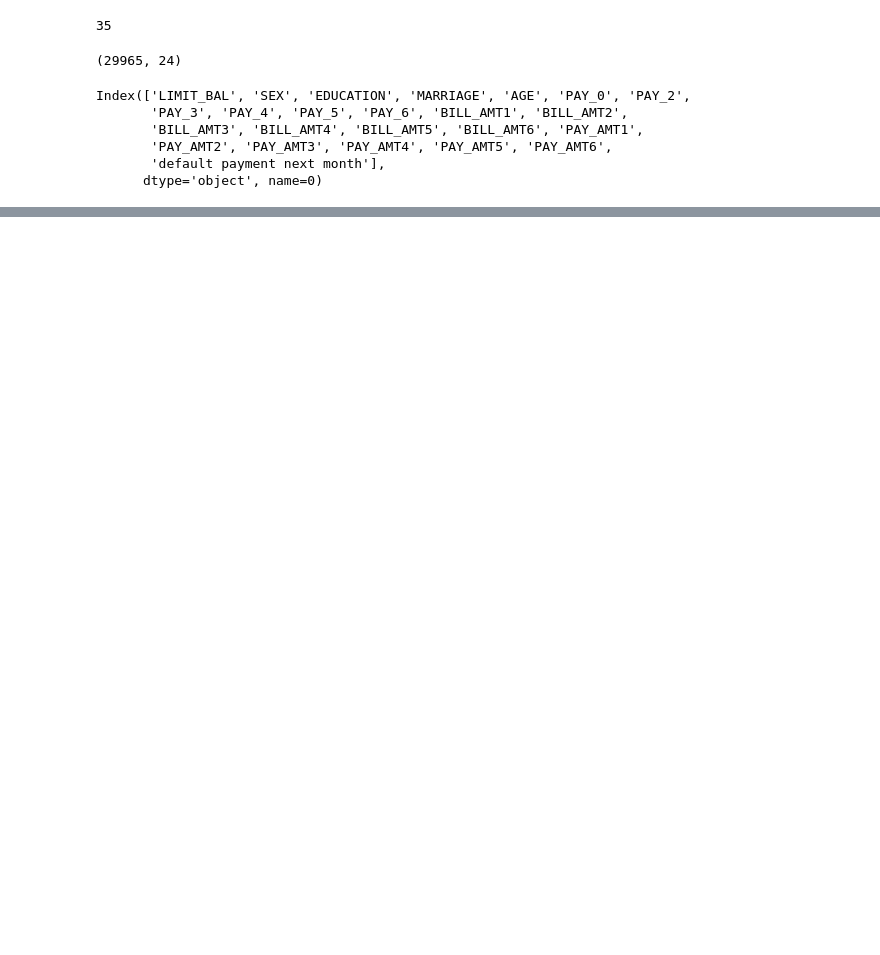
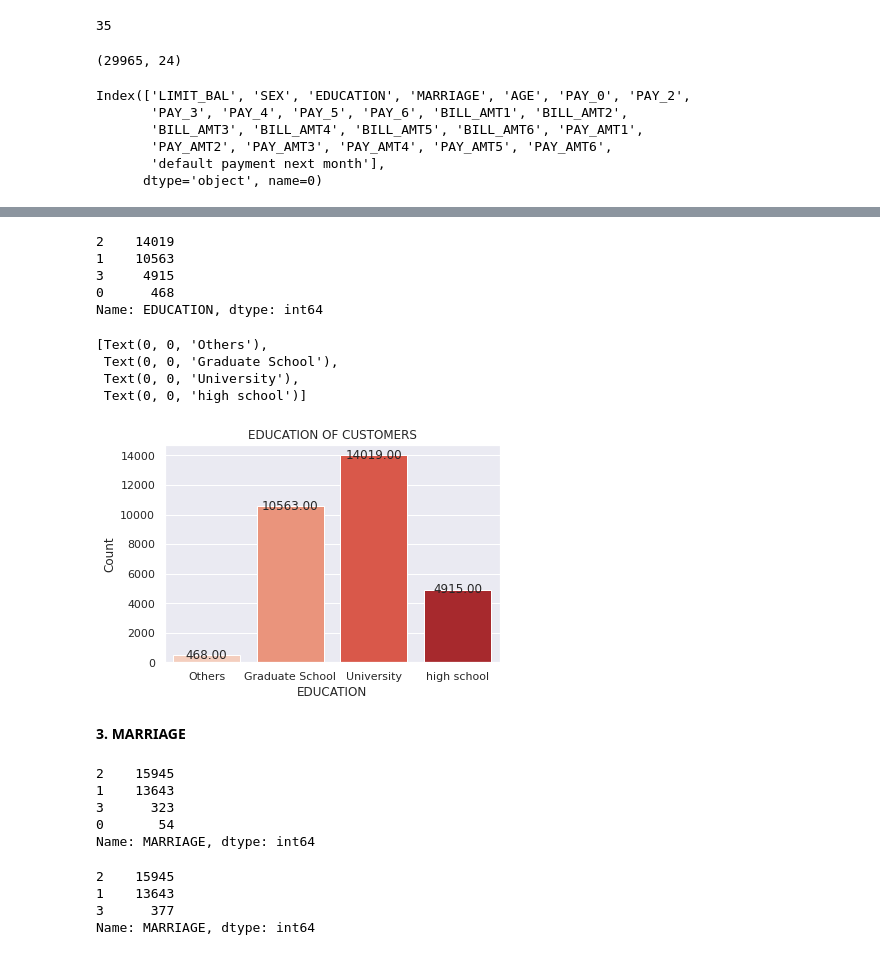
Before and after one commit to ankita-hanamshet/Credit-Card-Default-Prediction, a Jupyter notebook: Credit_Card_Default_Prediction.ipynb, the cells around one changed output, grey strips where cells are left out. Cells and saved outputs as stored; diff of their text form; code cells hidden in the pictures; blank space fills up the shorter version.

```diff
--- a/Credit_Card_Default_Prediction.ipynb
+++ b/Credit_Card_Default_Prediction.ipynb
@@ -283,0 +370,53 @@ Name: default payment next month, dtype: int64
+# %%
+# Aggregating values 4,5 and 6 to 0 as there are not much records in them
+
+df["EDUCATION"] = df["EDUCATION"].replace({4:0,5:0,6:0})
+df["EDUCATION"].value_counts()
+# %% [output]
+2    14019
+1    10563
+3     4915
+0      468
+Name: EDUCATION, dtype: int64
+# %%
+#plot countplot of EDUCATION
+ax=sns.countplot(df['EDUCATION'],palette='Reds')
+
+#set title and labels
+plt.title('EDUCATION OF CUSTOMERS')
+plt.xlabel('EDUCATION')
+plt.ylabel('Count')
+
+for p in ax.patches:
+        ax.annotate('{:.2f}'.format(p.get_height()), (p.get_x()+p.get_width() / 2., p.get_height()+30),
+                    ha = 'center',va = 'center')
+
+ax.set_xticklabels(['Others', 'Graduate School', 'University', 'high school'])
+# %% [output]
+[Text(0, 0, 'Others'),
+ Text(0, 0, 'Graduate School'),
+ Text(0, 0, 'University'),
+ Text(0, 0, 'high school')]
+[figure, added]
+# %% [markdown]
+**3. MARRIAGE**
+# %%
+#checkingunique values of MARRIAGE column
+df["MARRIAGE"].value_counts()
+# %% [output]
+2    15945
+1    13643
+3      323
+0       54
+Name: MARRIAGE, dtype: int64
+# %%
+# There are not much records in 3 and 0 values.
+# Therefore, aggregating them
+
+df["MARRIAGE"] = df["MARRIAGE"].replace({0:3})
+df["MARRIAGE"].value_counts()
+# %% [output]
+2    15945
+1    13643
+3      377
+Name: MARRIAGE, dtype: int64
```
Also changed, not shown: parts of 126 cells of this notebook.
